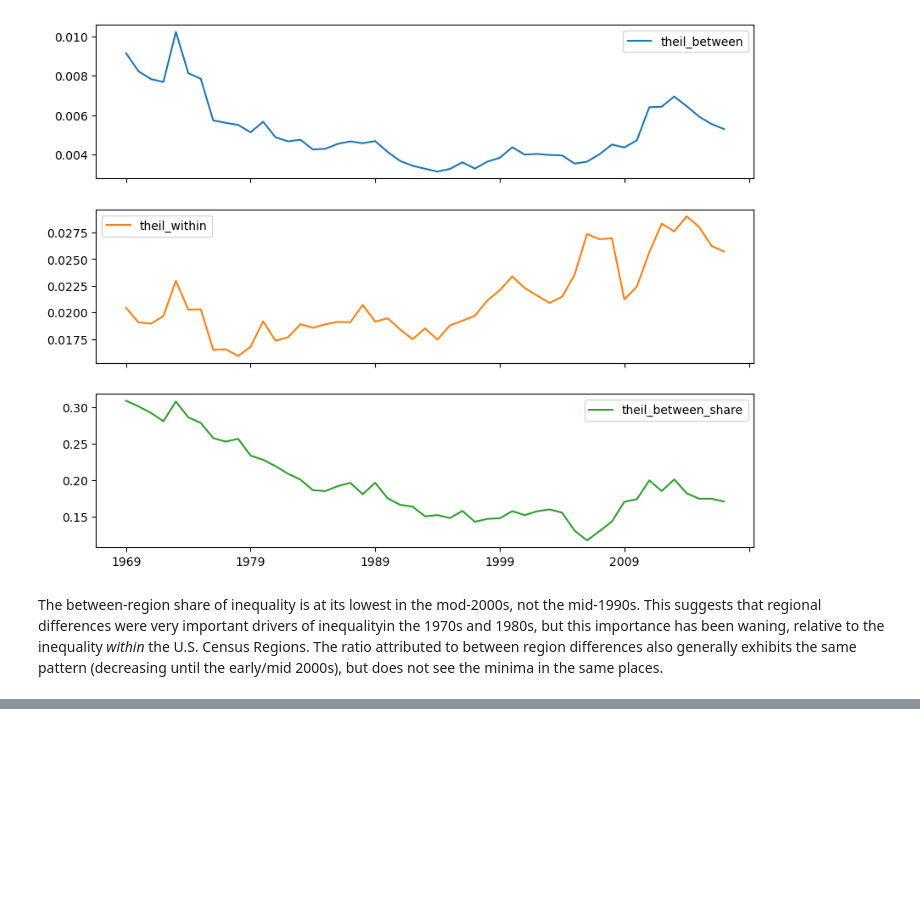
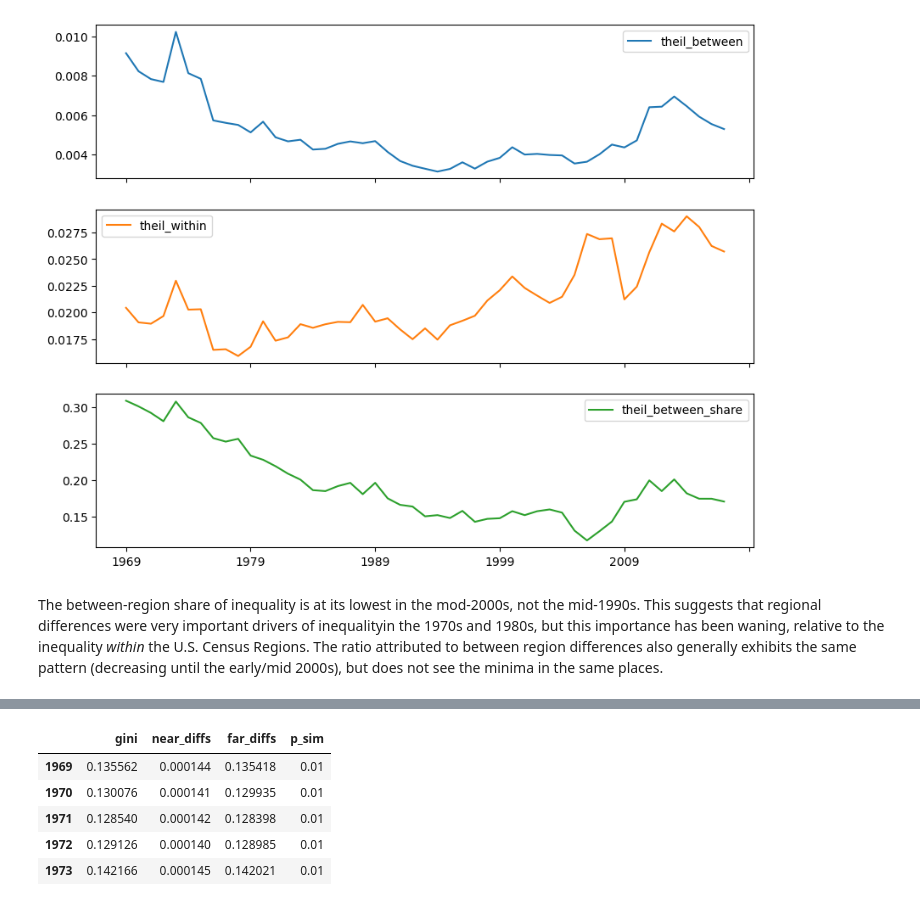
Before and after one commit to Skyehawk/Spatial_stats_examples, a Jupyter notebook: Spatial_inequality/Spatial_Inequality_dynamics.ipynb, the cells around one changed output, grey strips where cells are left out. Cells and saved outputs as stored; diff of their text form; code cells hidden in the pictures; blank space fills up the shorter version.

```diff
--- a/Spatial_inequality/Spatial_Inequality_dynamics.ipynb
+++ b/Spatial_inequality/Spatial_Inequality_dynamics.ipynb
@@ -619,0 +704,9 @@ The between-region share of inequality is at its lowest in the mod-2000s, not th
+# %%
+spatial_gini_results.head()
+# %% [output]
+|  | gini | near_diffs | far_diffs | p_sim |
+| 1969 | 0.135562 | 0.000144 | 0.135418 | 0.01 |
+| 1970 | 0.130076 | 0.000141 | 0.129935 | 0.01 |
+| 1971 | 0.128540 | 0.000142 | 0.128398 | 0.01 |
+| 1972 | 0.129126 | 0.000140 | 0.128985 | 0.01 |
+| 1973 | 0.142166 | 0.000145 | 0.142021 | 0.01 |
```
Also changed, not shown: parts of 26 cells of this notebook.
